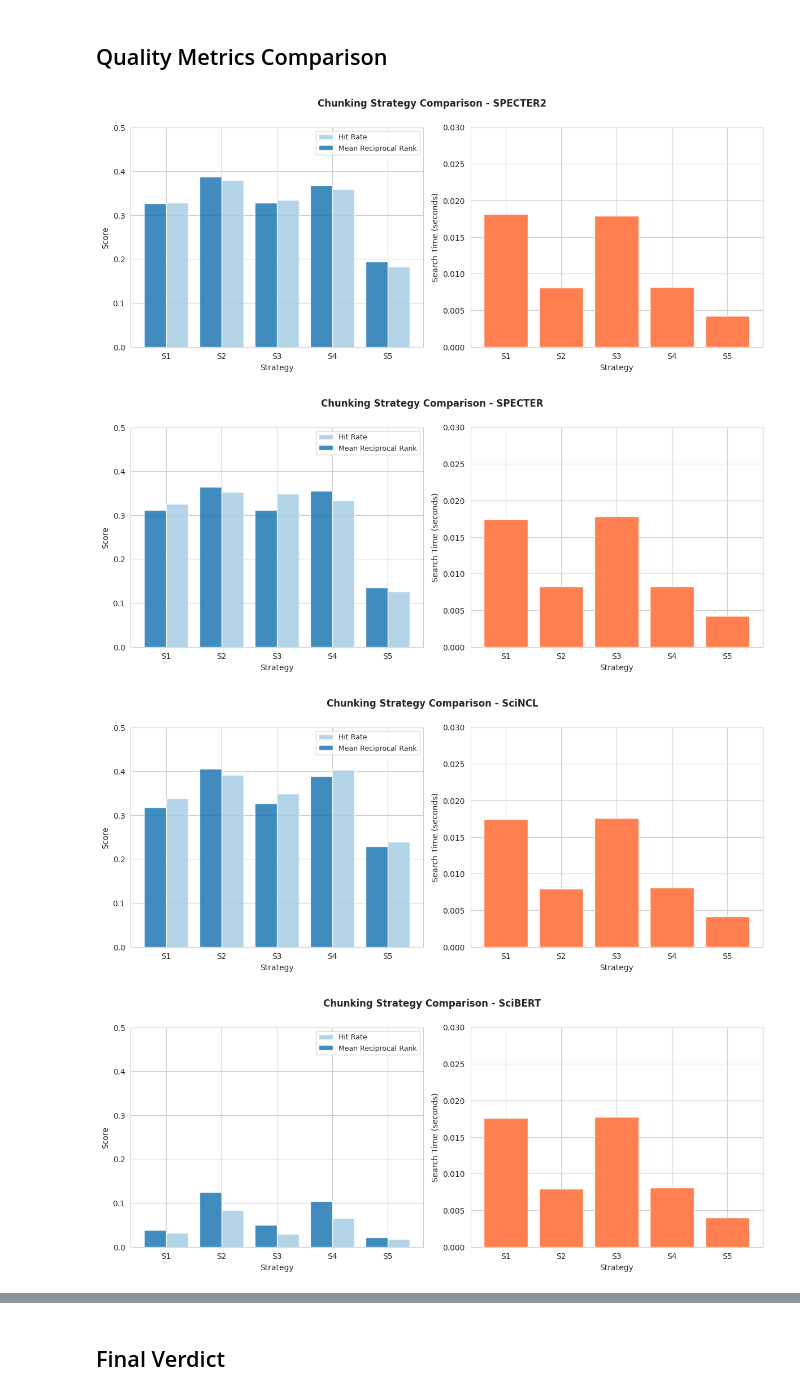
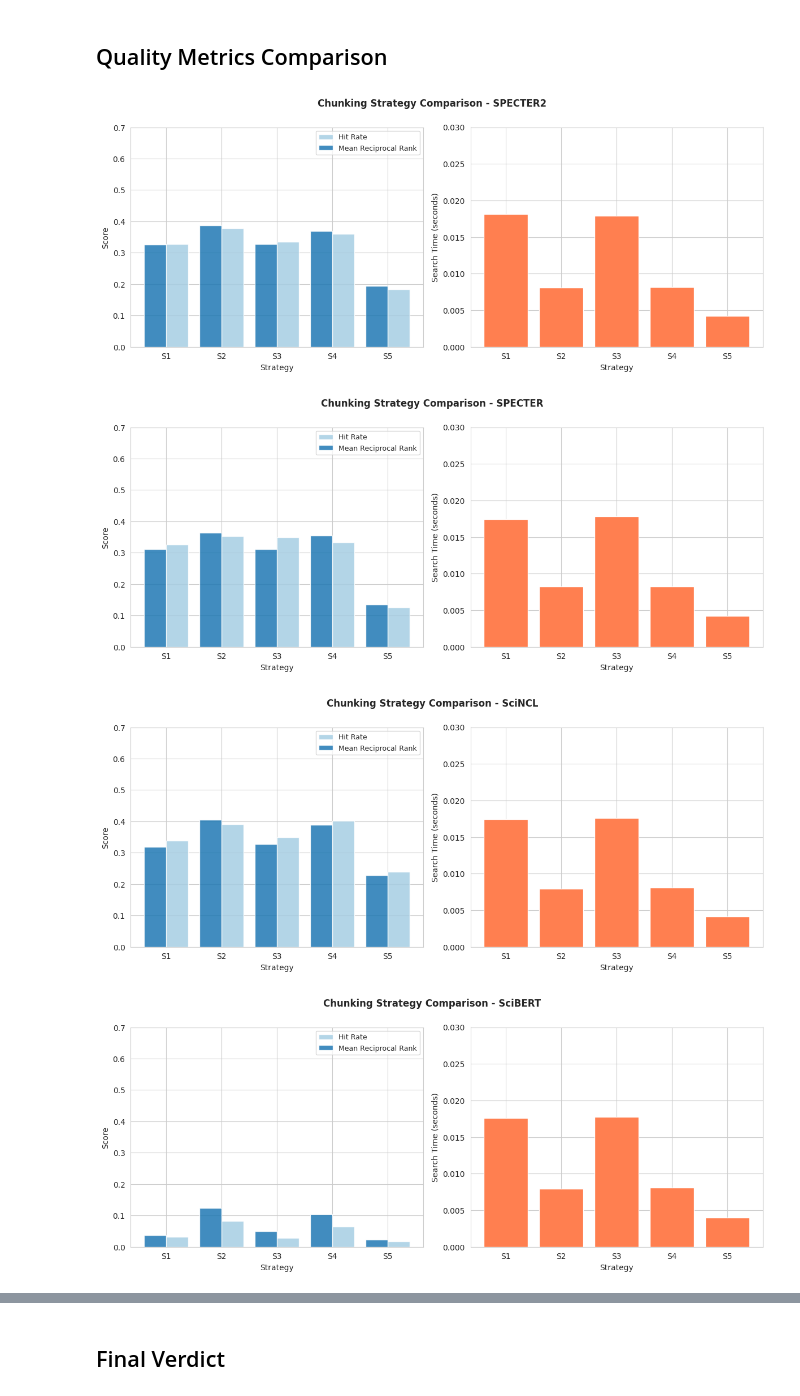
Before and after one commit to hakeematyab/Queryable-Shared-Reference-Repository, a Jupyter notebook: notebooks/Embedding_Chunking_Visualizations.ipynb, the cells around one changed output, grey strips where cells are left out. Cells and saved outputs as stored; diff of their text form; code cells hidden in the pictures.

Commit message:
Added improved visualization

```diff
--- a/notebooks/Embedding_Chunking_Visualizations.ipynb
+++ b/notebooks/Embedding_Chunking_Visualizations.ipynb
@@ -15,16 +15,18 @@ specter_df = pd.read_csv('specter_chunking_strategies_comparison2.csv',index_col
 scincl_df = pd.read_csv('scincl_chunking_strategies_comparison2.csv',index_col=0)
 scibert_df = pd.read_csv('scibert_chunking_strategies_comparison2.csv',index_col=0)
 pubmedbert_df = pd.read_csv('pubmedbert_chunking_strategies_comparison2.csv',index_col=0)
+mpnet_df = pd.read_csv('mpnet_chunking_strategies_comparison_new_2.csv',index_col=0)
+minilm_df = pd.read_csv('minilm_chunking_strategies_comparison_new_2.csv',index_col=0)
 
 cols_to_drop = ['recall_std', 'precision_std', 'iou_std', 'mrr_std']
 
-dataframes = [specter2_df, specter_df, scincl_df, scibert_df, pubmedbert_df]
+dataframes = [specter2_df, specter_df, scincl_df, scibert_df, pubmedbert_df, mpnet_df, minilm_df]
 
 dataframes_processed = [df.drop(columns=cols_to_drop, errors='ignore') for df in dataframes]
 
-specter2_df, specter_df, scincl_df, scibert_df, pubmedbert_df = dataframes_processed
+specter2_df, specter_df, scincl_df, scibert_df, pubmedbert_df, mpnet_df, minilm_df = dataframes_processed
 
-runtime_metrics_df = pd.read_csv('runtime_metrics_cosine.csv')
+runtime_metrics_df = pd.read_csv('runtime_metrics_new_2_concat.csv')
 # %%
 specter2_df.head()
 # %% [output]
@@ -84,39 +86,40 @@ models = [
     ('specter', specter_df, 'SPECTER'),
     ('scincl', scincl_df, 'SciNCL'),
     ('scibert', scibert_df, 'SciBERT'),
-    ('pubmedbert', pubmedbert_df, 'PubMedBERT')
+    ('mpnet', mpnet_df, 'MPNET'),
+    ('minilm', minilm_df, 'MiniLM')
 ]
 total_queries = 722
 for model_key, model_df, model_name in models:
     figure, axes = plt.subplots(1, 2, figsize=(12, 5))
     figure.suptitle(f"Chunking Strategy Comparison - {model_name}", y=0.995, fontsize=12, fontweight="bold")
 
     ax = axes[0]
     x = np.arange(len(model_df))
     width = 0.2
     ax.bar(x + width, model_df["hit_rate"], label="Hit Rate", width=0.4, alpha=0.85)
     ax.bar(x - width, model_df["mrr_mean"], label="Mean Reciprocal Rank", width=0.4, alpha=0.85)
     ax.set_xticks(x)
     ax.set_xticklabels([code_to_strategy_num_mapping[strategy] for strategy in model_df['strategy']])
     ax.set_ylabel("Score")
     ax.set_xlabel("Strategy")
-    ax.set_ylim(0, 0.5)
+    ax.set_ylim(0, 0.7)
     ax.legend(fontsize=9)
 
     ax = axes[1]
     search_time = runtime_metrics_df[runtime_metrics_df['embedding_model'] == model_key][['strategy', 'search_time_s']]
     x = np.arange(len(search_time))
     ax.bar(x, search_time['search_time_s'] / total_queries, color='coral')
     ax.set_xticks(x)
     ax.set_xticklabels([code_to_strategy_num_mapping[strategy] for strategy in search_time['strategy']])
     ax.set_ylim(0, 0.03)
     ax.set_ylabel("Search Time (seconds)")
     ax.set_xlabel("Strategy")
 
     plt.tight_layout()
     # plt.savefig(f'{model_key}_comparison.png', dpi=300, bbox_inches='tight')
 # %% [output]
-[figure, old version]
+[figure, new version]
-[figure, old version]
+[figure, new version]
-[figure, old version]
+[figure, new version]
-[figure, old version]
+[figure, new version]
```
Also changed, not shown: parts of 4 cells of this notebook.
